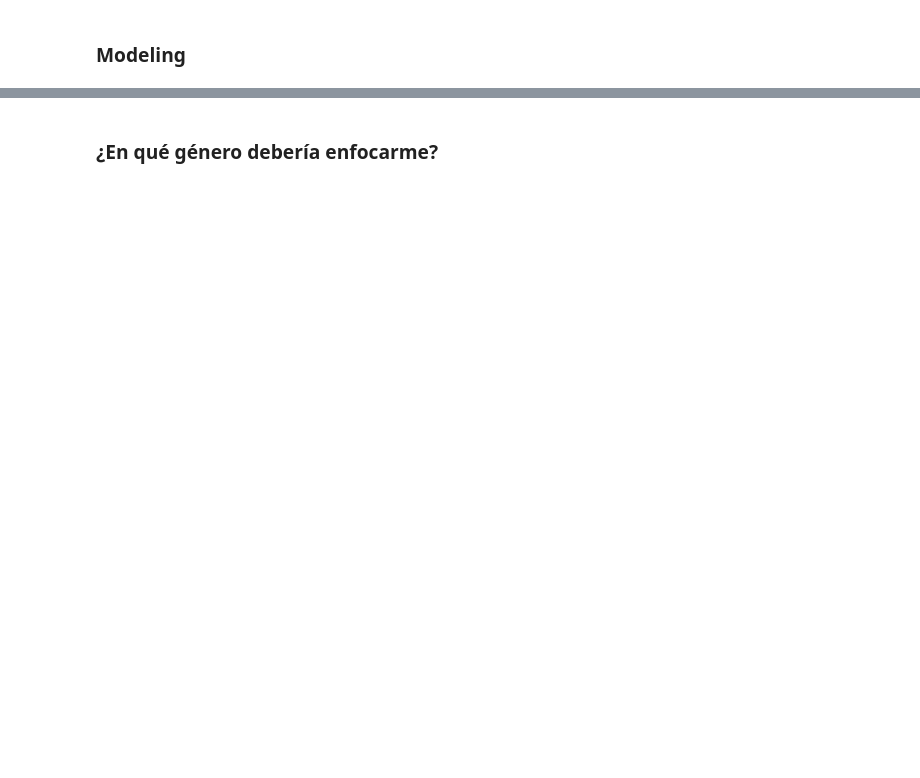
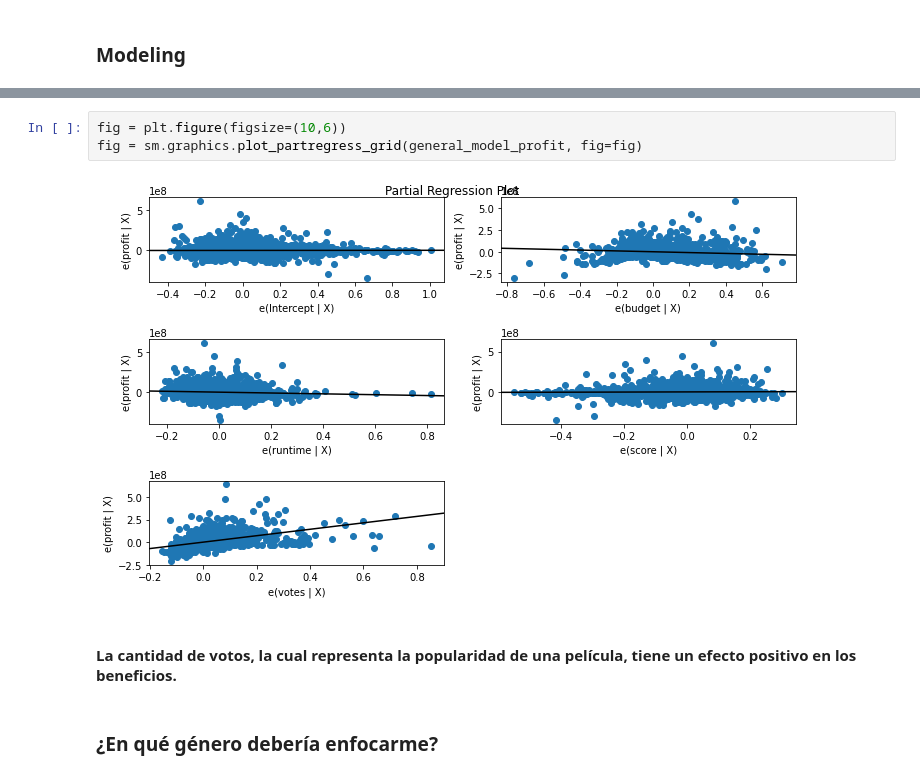
Before and after one commit to sanchiesa/Movie_Industry_Kaggle, a Jupyter notebook: notebooks/Movie_Revenue_Analysis.ipynb, the cells around one changed output, grey strips where cells are left out. Cells and saved outputs as stored; diff of their text form; blank space fills up the shorter version.

```diff
--- a/notebooks/Movie_Revenue_Analysis.ipynb
+++ b/notebooks/Movie_Revenue_Analysis.ipynb
@@ -539,5 +592,12 @@ OLS Regression Results
 | Kurtosis: | 26.353 | Cond. No. | 21.2 |
 Warnings:
 [1] Standard Errors assume that the covariance matrix of the errors is correctly specified.
+# %%
+fig = plt.figure(figsize=(10,6))
+fig = sm.graphics.plot_partregress_grid(general_model_profit, fig=fig)
+# %% [output]
+[figure, added]
+# %% [markdown]
+#### La cantidad de votos, la cual representa la popularidad de una película, tiene un efecto positivo en los beneficios.
 # %% [markdown]
 ### ¿En qué género debería enfocarme?
```
Also changed, not shown: parts of 40 cells of this notebook.
